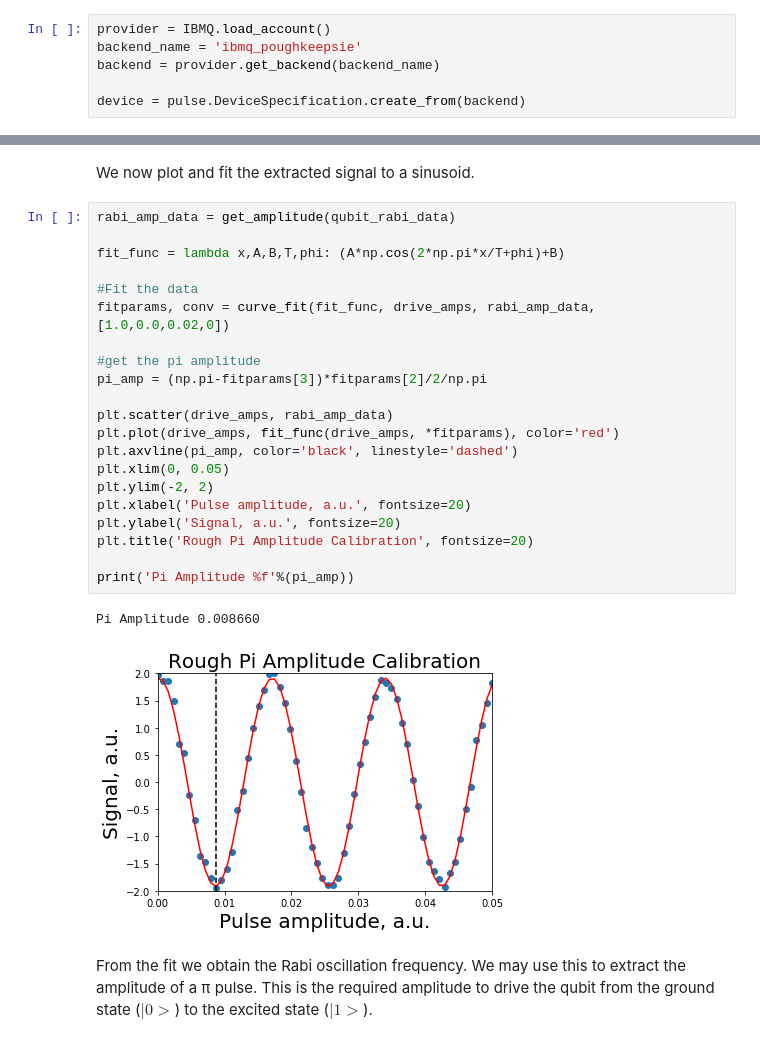
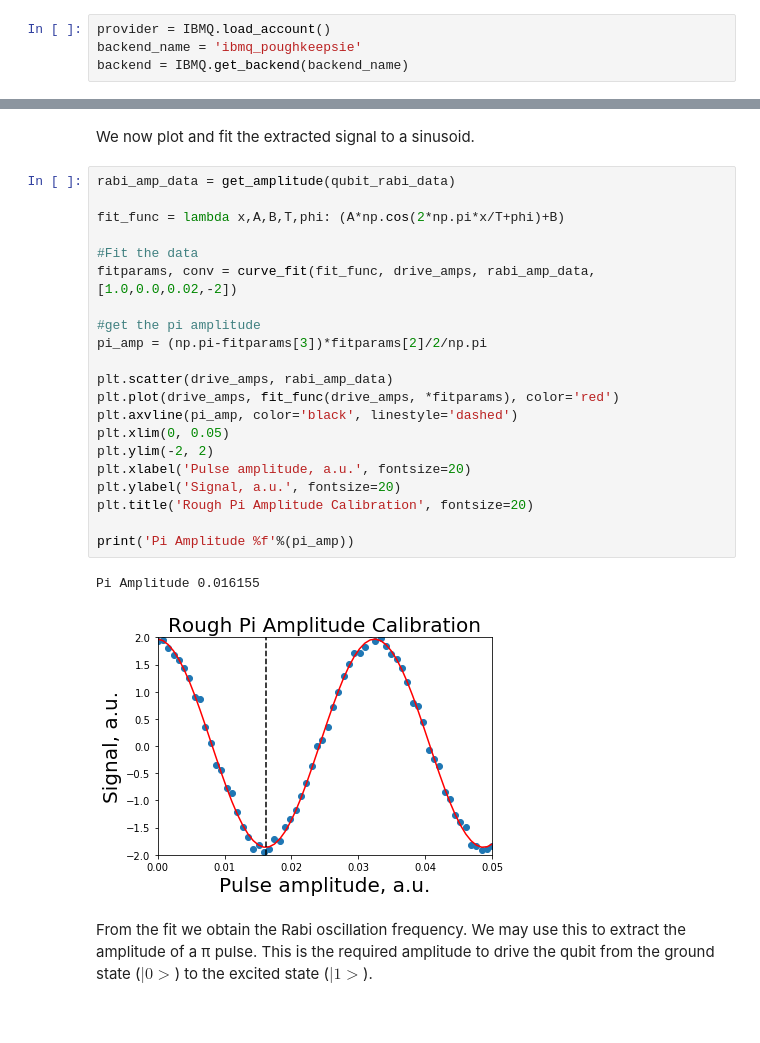
Before and after one commit to nonhermitian/qiskit-tutorials, a Jupyter notebook: qiskit/terra/calibrating_a_qubit.ipynb, the cells around one changed output, grey strips where cells are left out. Saved outputs shown, nothing was run; the diff lists cells and outputs as text.

```diff
--- a/qiskit/terra/calibrating_a_qubit.ipynb
+++ b/qiskit/terra/calibrating_a_qubit.ipynb
@@ -23,7 +28,5 @@ In this example we use IBMQ Poughkeepsie, a 20 qubit client-only device.
 # %%
 provider = IBMQ.load_account()
 backend_name = 'ibmq_poughkeepsie'
-backend = provider.get_backend(backend_name)
-
-device = pulse.DeviceSpecification.create_from(backend)
+backend = IBMQ.get_backend(backend_name)
 # %%
@@ -143,27 +145,27 @@ We now plot and fit the extracted signal to a sinusoid.
 # %%
 rabi_amp_data = get_amplitude(qubit_rabi_data)
 
 fit_func = lambda x,A,B,T,phi: (A*np.cos(2*np.pi*x/T+phi)+B)
 
 #Fit the data
-fitparams, conv = curve_fit(fit_func, drive_amps, rabi_amp_data, [1.0,0.0,0.02,0])
+fitparams, conv = curve_fit(fit_func, drive_amps, rabi_amp_data, [1.0,0.0,0.02,-2])
 
 #get the pi amplitude
 pi_amp = (np.pi-fitparams[3])*fitparams[2]/2/np.pi
 
 plt.scatter(drive_amps, rabi_amp_data)
 plt.plot(drive_amps, fit_func(drive_amps, *fitparams), color='red')
 plt.axvline(pi_amp, color='black', linestyle='dashed')
 plt.xlim(0, 0.05)
 plt.ylim(-2, 2)
 plt.xlabel('Pulse amplitude, a.u.', fontsize=20)
 plt.ylabel('Signal, a.u.', fontsize=20)
 plt.title('Rough Pi Amplitude Calibration', fontsize=20)
 
 print('Pi Amplitude %f'%(pi_amp))
 # %% [output]
-Pi Amplitude 0.008660
+Pi Amplitude 0.016155
-[figure, old version]
+[figure, new version]
 # %% [markdown]
 From the fit we obtain the Rabi oscillation frequency. We may use this to extract the amplitude of a π pulse. This is the required amplitude to drive the qubit from the ground state ($|0>$) to the excited state ($|1>$).
 # %% [markdown]
```
Also changed, not shown: parts of 10 cells of this notebook, 7 other files.
